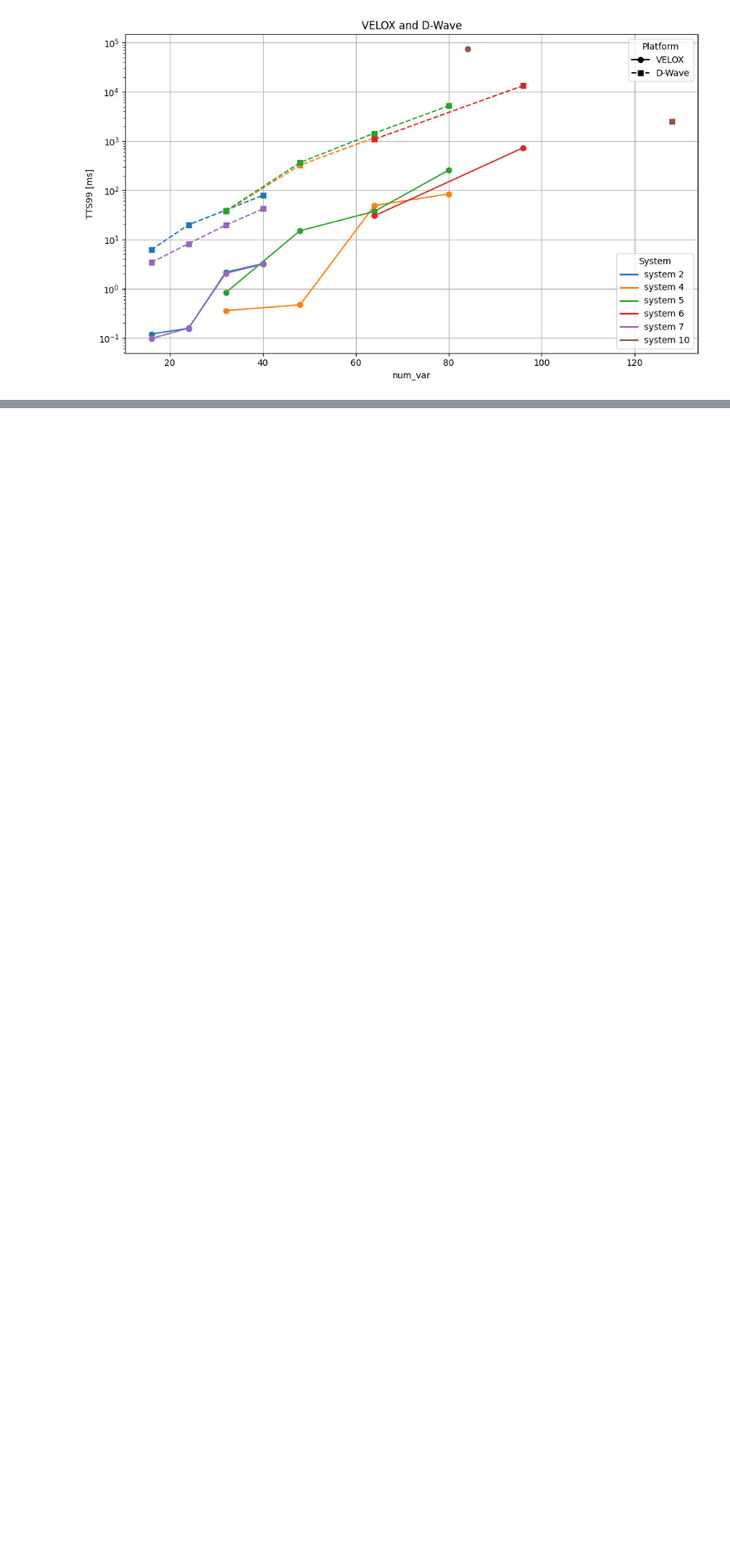
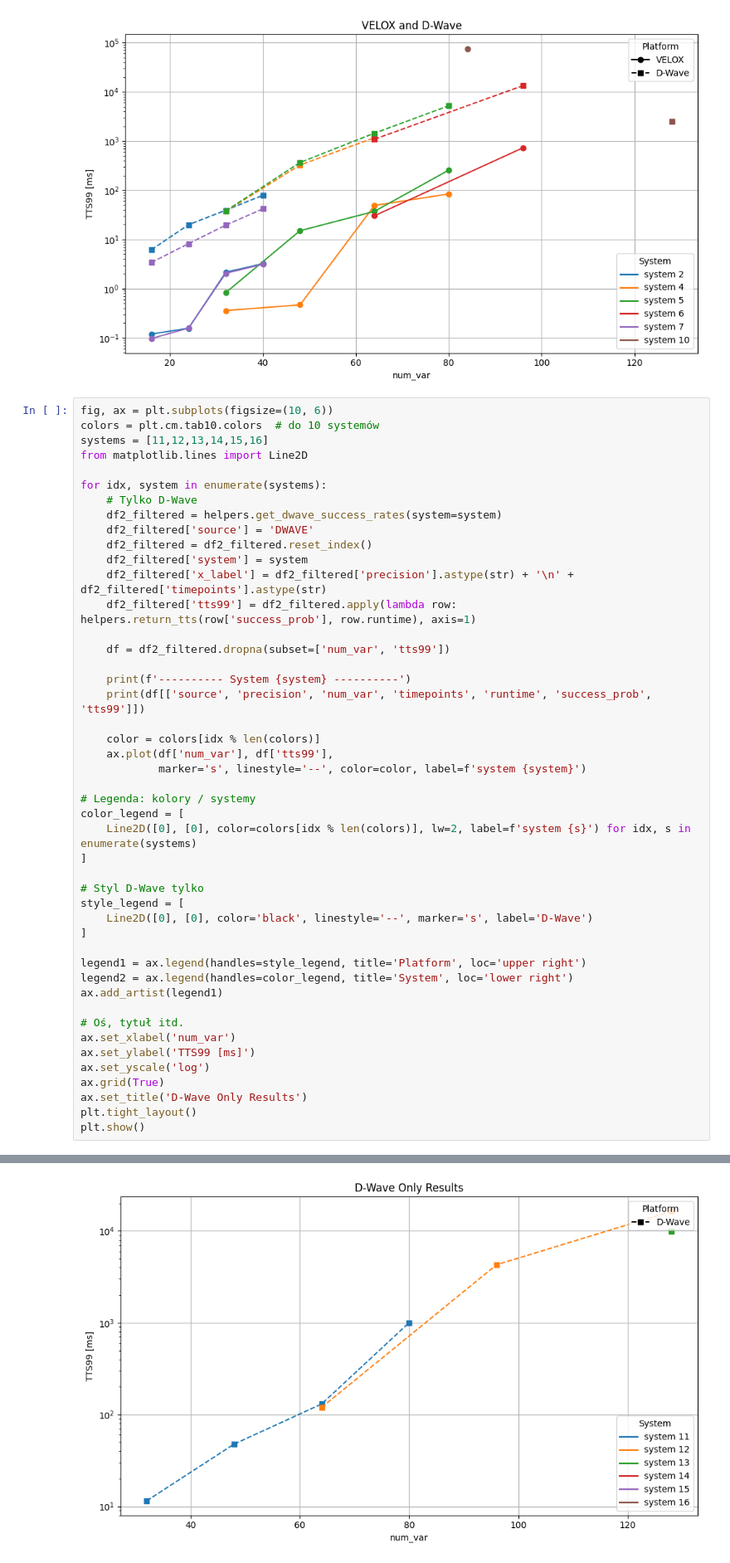
Before and after one commit to atg205/DWaveDynamics, a Jupyter notebook: notebooks/tests.ipynb, the cells around one changed output, grey strips where cells are left out. Shown: that part at 83% size. Drawn from its saved outputs; the diff is of its cells as text; blank space fills up the shorter version.

```diff
--- a/notebooks/tests.ipynb
+++ b/notebooks/tests.ipynb
@@ -335,3 +335,50 @@ plt.show()
 11           inf
 12           inf
 [figure]
+# %%
+fig, ax = plt.subplots(figsize=(10, 6))
+colors = plt.cm.tab10.colors  # do 10 systemów
+systems = [11,12,13,14,15,16]
+from matplotlib.lines import Line2D
+
+for idx, system in enumerate(systems):
+    # Tylko D-Wave
+    df2_filtered = helpers.get_dwave_success_rates(system=system)
+    df2_filtered['source'] = 'DWAVE'
+    df2_filtered = df2_filtered.reset_index()
+    df2_filtered['system'] = system
+    df2_filtered['x_label'] = df2_filtered['precision'].astype(str) + '\n' + df2_filtered['timepoints'].astype(str)
+    df2_filtered['tts99'] = df2_filtered.apply(lambda row: helpers.return_tts(row['success_prob'], row.runtime), axis=1)
+
+    df = df2_filtered.dropna(subset=['num_var', 'tts99'])
+
+    print(f'---------- System {system} ----------')
+    print(df[['source', 'precision', 'num_var', 'timepoints', 'runtime', 'success_prob', 'tts99']])
+
+    color = colors[idx % len(colors)]
+    ax.plot(df['num_var'], df['tts99'],
+            marker='s', linestyle='--', color=color, label=f'system {system}')
+
+# Legenda: kolory / systemy
+color_legend = [
+    Line2D([0], [0], color=colors[idx % len(colors)], lw=2, label=f'system {s}') for idx, s in enumerate(systems)
+]
+
+# Styl D-Wave tylko
+style_legend = [
+    Line2D([0], [0], color='black', linestyle='--', marker='s', label='D-Wave')
+]
+
+legend1 = ax.legend(handles=style_legend, title='Platform', loc='upper right')
+legend2 = ax.legend(handles=color_legend, title='System', loc='lower right')
+ax.add_artist(legend1)
+
+# Oś, tytuł itd.
+ax.set_xlabel('num_var')
+ax.set_ylabel('TTS99 [ms]')
+ax.set_yscale('log')
+ax.grid(True)
+ax.set_title('D-Wave Only Results')
+plt.tight_layout()
+plt.show()
+# %% [output]
@@ -338,3 +402,4 @@ plt.show()
+[figure, added]
 # %%
 # %% [output]
    index  precision  timepoints  num_steps       runtime   num_rep  \
```
Also changed, not shown: parts of 1 cell of this notebook, 2 other files.
